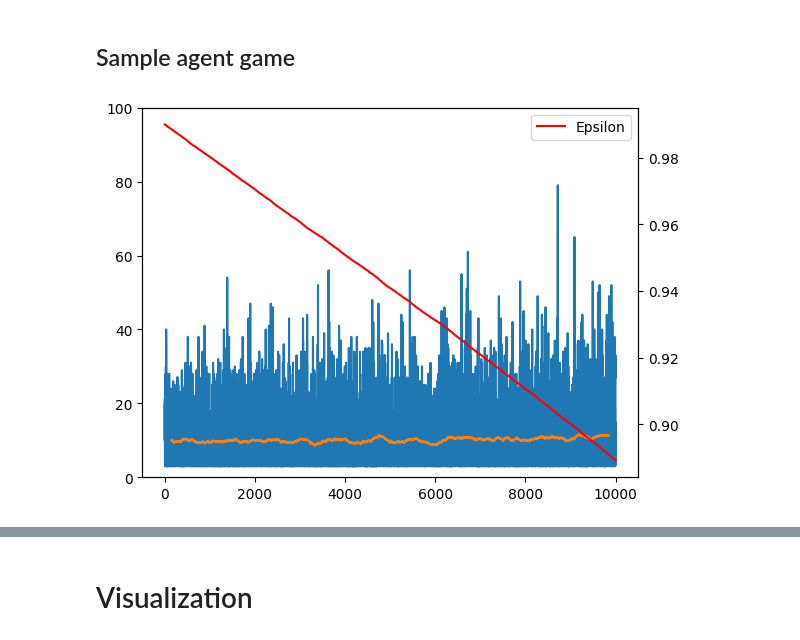
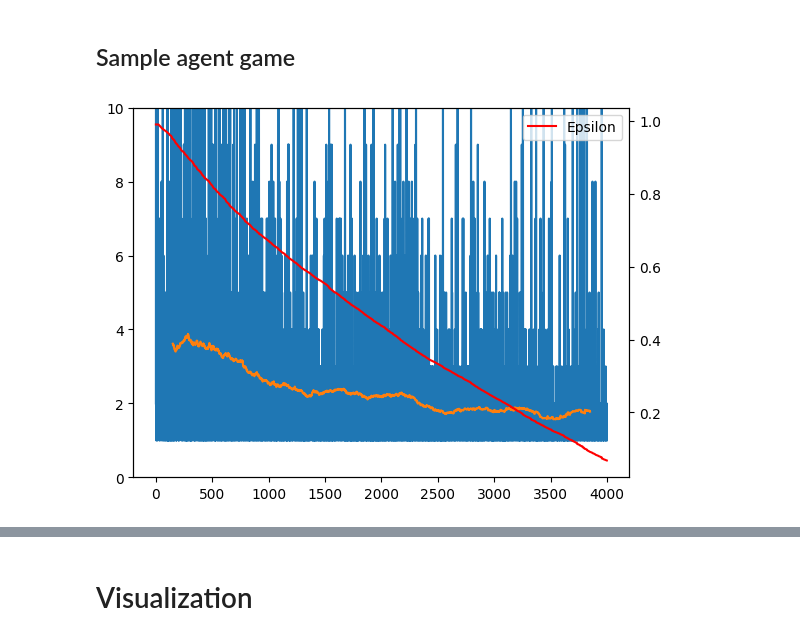
Before and after one commit to Sambura/DnD-RL-combat-agent, a Jupyter notebook: notebooks/model_proto.ipynb, the cells around one changed output, grey strips where cells are left out. Saved outputs shown, nothing was run; the diff lists cells and outputs as text; code cells hidden in the pictures.

```diff
--- a/notebooks/model_proto.ipynb
+++ b/notebooks/model_proto.ipynb
@@ -51,21 +51,18 @@ def create_same_game(board_size = (5, 5), show_game=False, get_colormap=True):
 # %%
 def get_random_action_resolver(game):
     def random_action_resolver(state):
-        current_unit, player_id = game.get_current_unit()
         legal_moves = get_legal_moves(game)
         new_pos = random.choice(list(zip(*np.where(legal_moves))))
         target_pos = random.choice(list(zip(*np.where(state[1]))))
-        target_unit = game.board[target_pos]
-        action = ActionInstance(current_unit.actions[0], source_unit=current_unit, target_unit=target_unit)
-        return new_pos, target_pos
+        return (new_pos[0], target_pos[0]), (new_pos[1], target_pos[1])
 
     return random_action_resolver
 # %%
 def decode_action(game: DnDBoard, action_vector: tuple[np.ndarray[int], ...]):
     current_unit, player_id = game.get_current_unit()
-    target_unit = game.board[*action_vector[1]]
+    target_unit = game.board[action_vector[0][1], action_vector[1][1]]
     action = ActionInstance(current_unit.actions[0], source_unit=current_unit, target_unit=target_unit)
-    return to_tuple(action_vector[0]), action
+    return to_tuple((action_vector[0][0], action_vector[1][0])), action
 # %%
 def get_states(game, agent, random_action_resolver=None):
     state = game.observe_board()
@@ -147,10 +144,10 @@ def train_loop_delayed(agent: DnDAgent, game: DnDBoard, random_action_resolver=N
 # %%
 train_loop = train_loop_delayed # this one is actually bugged
 # %%
-agent = DnDAgent(lr=0.001, board_shape=(5, 5), epsilon_delta=1e-6, in_channels=7, out_actions=2, batch_size=128)
+agent = DnDAgent(lr=0.001, board_shape=(5, 5), epsilon_delta=1e-4, in_channels=7, out_actions=2, batch_size=128)
 iters, eps, checkpoints = [], [], []
 # %%
-games = 5000
+games = 4000
 checkpoint_each = 1000
 checkpoint_name = 'checkpoint'
 
@@ -171,18 +168,18 @@ with tqdm(range(games), desc='Training') as pbar:
 # %%
 start_from = 0000
 
 itersl = iters[start_from:]
 n = 300
 plt.plot(itersl, label='Iterations per game')
 smooth = np.convolve(itersl, np.ones(n) / n, mode='valid')
 plt.plot(range(n // 2, len(smooth) + n // 2), smooth, label='Smoothed')
-plt.ylim(0, 100)
+plt.ylim(0, 10)
 ax2 = plt.twinx()
 ax2.plot(eps[start_from:], color='red', label='Epsilon')
 plt.legend()
 plt.show()
 # %% [output]
-[figure, old version]
+[figure, new version]
 # %%
 game, color_map = create_same_game()
 epsilon = agent.epsilon
```
Also changed, not shown: parts of 5 cells of this notebook, 3 other files.
